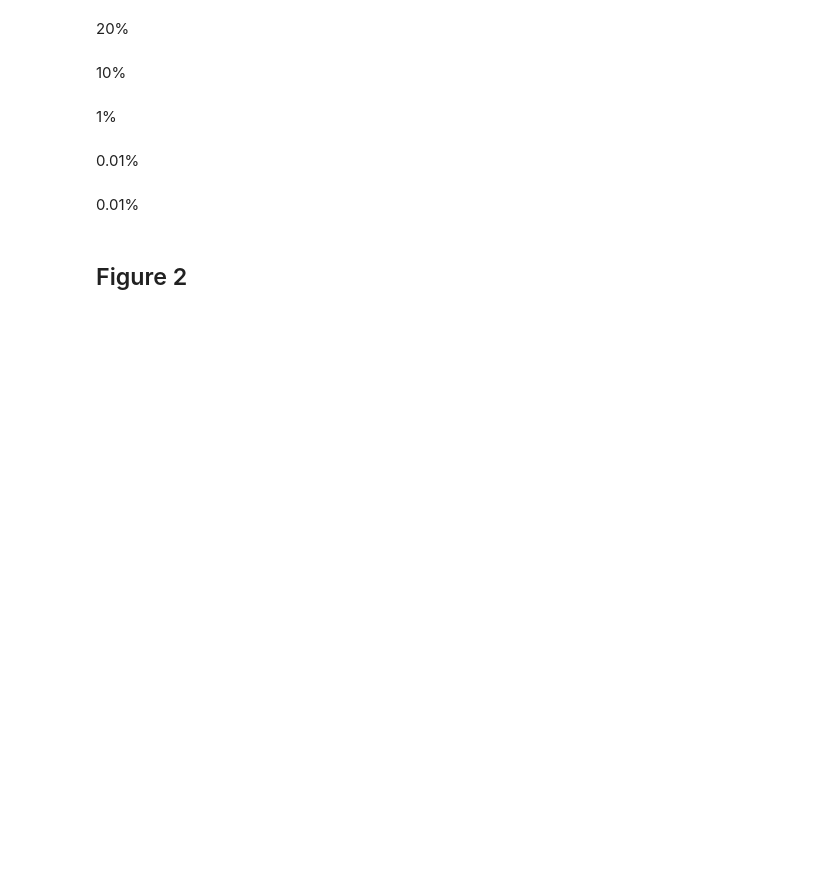
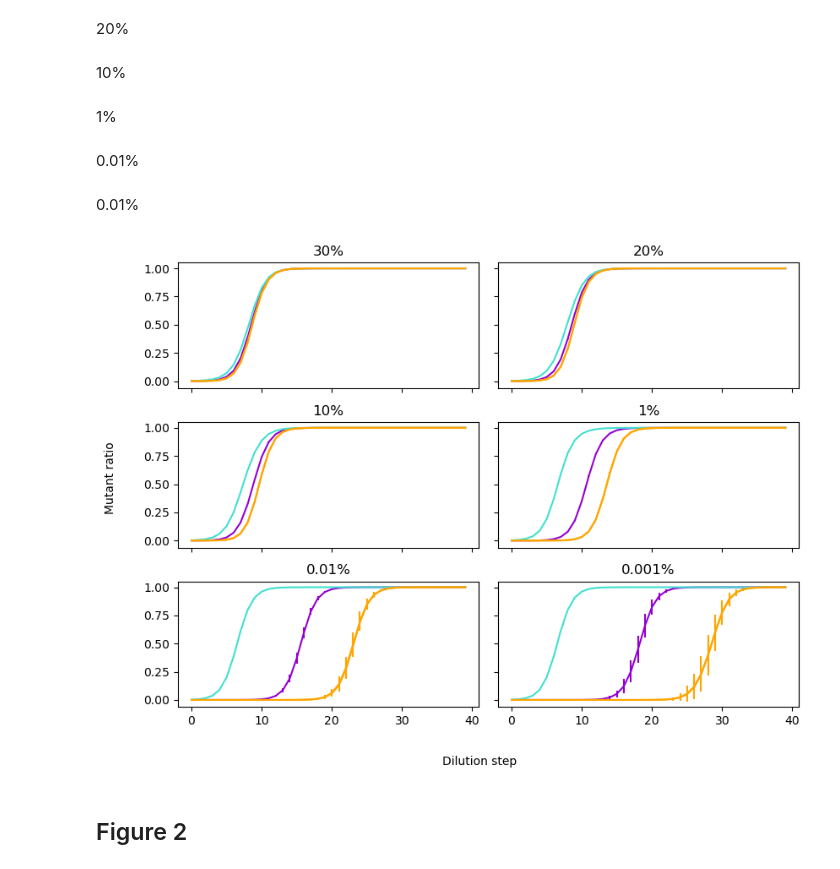
Before and after one commit to LisaPaganiEPFL/Lab-Immersion-2022, a Jupyter notebook: 100_simulation_Figure2.ipynb, the cells around one changed output. Saved outputs shown, nothing was run; the diff lists cells and outputs as text; code cells hidden in the pictures; blank space fills up the shorter version.

```diff
--- a/100_simulation_Figure2.ipynb
+++ b/100_simulation_Figure2.ipynb
@@ -174,3 +272,14 @@ well_mixed_0001_ratioM_std = np.std(well_mixed_0001_ratioM, axis= 0,ddof=1)
+# %%
+def pltdeme(a,array1,array2,array3,array4,std1,std2,std3,std4,ttl):
+    x=40
+    #Evolution of the ratio of mutants in the center and in the leaves
+    a.errorbar(np.arange(0,x,1),array1, std1, color='darkviolet', label='Center')
+    a.errorbar(np.arange(0,x,1),array2, std2, color='turquoise', label='Leaf 1 (mutant)')
+    a.errorbar(np.arange(0,x,1),array3, std3, color='orange', label='Leaf 2')
+    a.errorbar(np.arange(0,x,1),array4, std4, color='orange', label='Leaf 3')
+    a.set_title(ttl)
+
+    return
 # %% [markdown]
 ## Unweighted amplifier configuration
 # %% [markdown]
@@ -257,6 +446,39 @@ star_0001_ratioM = extract(path, x)
 #Statistic
 star_0001_ratioM_mean = np.mean(star_0001_ratioM, axis= 0)
 star_0001_ratioM_std = np.std(star_0001_ratioM, axis= 0,ddof=1)
+# %%
+#Ratio of mutant in demes in the first x steps of the dynamics
+center_0001 = extracts(path, x, 0)
+leaf1_0001 = extracts(path, x, 1)
+leaf2_0001 = extracts(path, x, 2)
+leaf3_0001 = extracts(path, x, 3)
+
+center_0001_mean = np.mean(center_0001, axis= 0)
+leaf1_0001_mean = np.mean(leaf1_0001, axis= 0)
+leaf2_0001_mean = np.mean(leaf2_0001, axis= 0)
+leaf3_0001_mean = np.mean(leaf3_0001, axis= 0)
+
+center_0001_std = np.std(center_0001, axis= 0,ddof=1)
+leaf1_0001_std = np.std(leaf1_0001, axis= 0,ddof=1)
+leaf2_0001_std = np.std(leaf2_0001, axis= 0,ddof=1)
+leaf3_0001_std = np.std(leaf3_0001, axis= 0,ddof=1)
+# %%
+fig, ax = plt.subplots(3,2,figsize= (8,6), sharey = True, sharex = True)
+
+pltdeme(ax[0, 0],center_30_mean,leaf1_30_mean,leaf2_30_mean,leaf3_30_mean,center_30_std,leaf1_30_std,leaf2_30_std,leaf3_30_std,'30%')
+pltdeme(ax[0, 1],center_20_mean,leaf1_20_mean,leaf2_20_mean,leaf3_20_mean,center_20_std,leaf1_20_std,leaf2_20_std,leaf3_20_std,'20%')
+pltdeme(ax[1, 0],center_10_mean,leaf1_10_mean,leaf2_10_mean,leaf3_10_mean,center_10_std,leaf1_10_std,leaf2_10_std,leaf3_10_std,'10%')
+pltdeme(ax[1, 1],center_1_mean,leaf1_1_mean,leaf2_1_mean,leaf3_1_mean,center_1_std,leaf1_1_std,leaf2_1_std,leaf3_1_std,'1%')
+pltdeme(ax[2, 0],center_001_mean,leaf1_001_mean,leaf2_001_mean,leaf3_001_mean,center_001_std,leaf1_001_std,leaf2_001_std,leaf3_001_std,'0.01%')
+pltdeme(ax[2, 1],center_0001_mean,leaf1_0001_mean,leaf2_0001_mean,leaf3_0001_mean,center_0001_std,leaf1_0001_std,leaf2_0001_std,leaf3_0001_std,'0.001%')
+
+fig.tight_layout()
+
+fig.text(0.45,-0.05, "Dilution step")
+fig.text(-0.05,0.45, "Mutant ratio", rotation = 90)
+plt.show()
+# %% [output]
+[figure, added]
 # %% [markdown]
 ## Figure 2
 # %%
```
Also changed, not shown: parts of 13 cells of this notebook.
